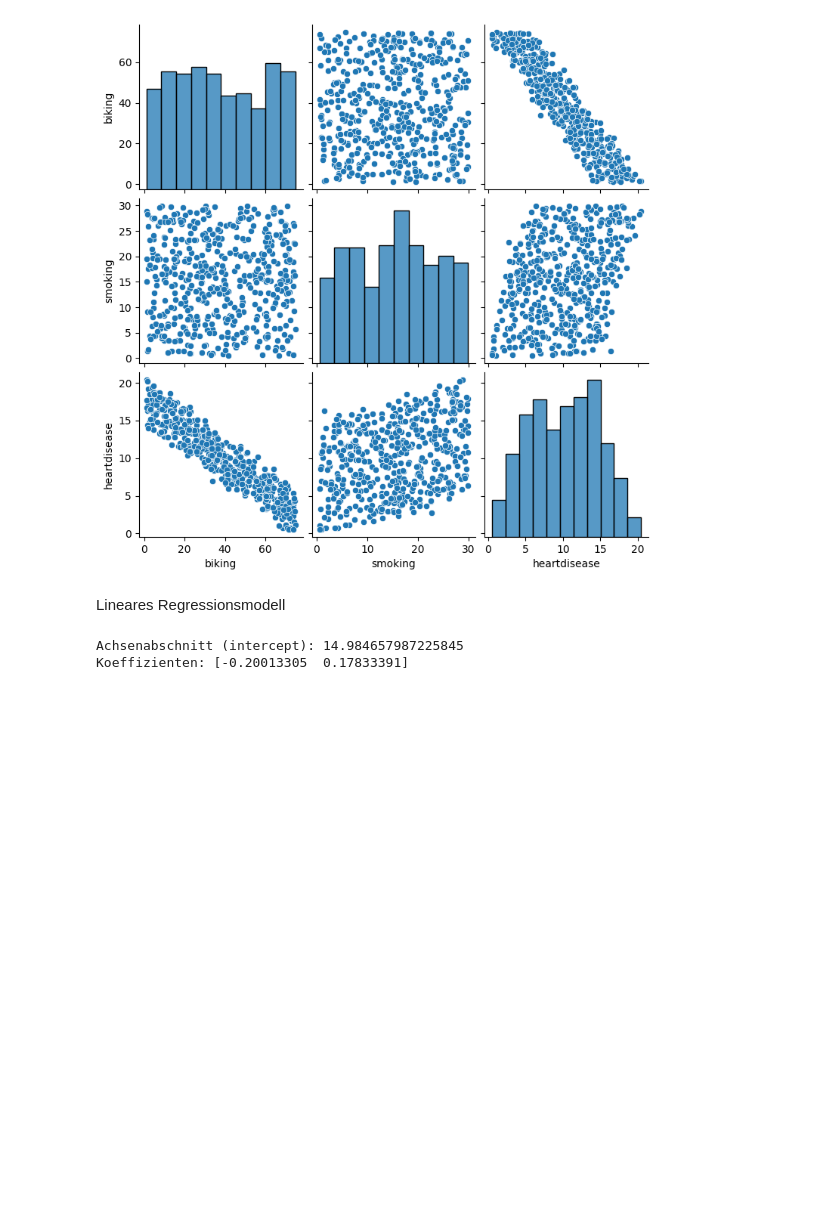
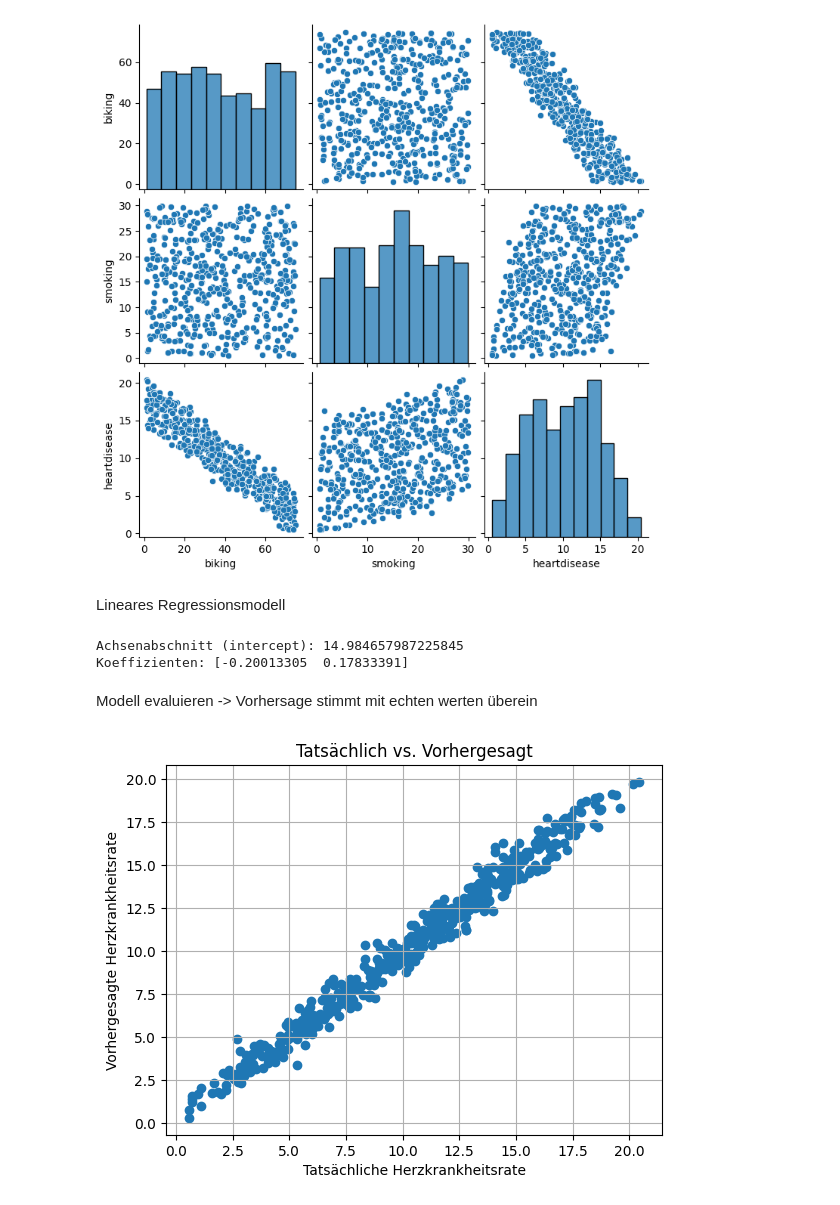
Before and after one commit to lilithUmit/AMLHC_Tasks_LH, a Jupyter notebook: src/python/task4_1.ipynb, the cells around one changed output. Drawn from its saved outputs; the diff is of its cells as text; code cells hidden in the pictures; blank space fills up the shorter version.

Commit message:
Modell evaluieren

```diff
--- a/src/python/task4_1.ipynb
+++ b/src/python/task4_1.ipynb
@@ -69,3 +69,17 @@ print(f"Koeffizienten: {model.coef_}")
 # %% [output]
 Achsenabschnitt (intercept): 14.984657987225845
 Koeffizienten: [-0.20013305  0.17833391]
+# %% [markdown]
+Modell evaluieren
+-> Vorhersage stimmt mit echten werten überein
+# %%
+y_pred = model.predict(X)
+
+plt.scatter(y, y_pred)
+plt.xlabel("Tatsächliche Herzkrankheitsrate")
+plt.ylabel("Vorhergesagte Herzkrankheitsrate")
+plt.title("Tatsächlich vs. Vorhergesagt")
+plt.grid(True)
+plt.show()
+# %% [output]
+[figure, added]
```
